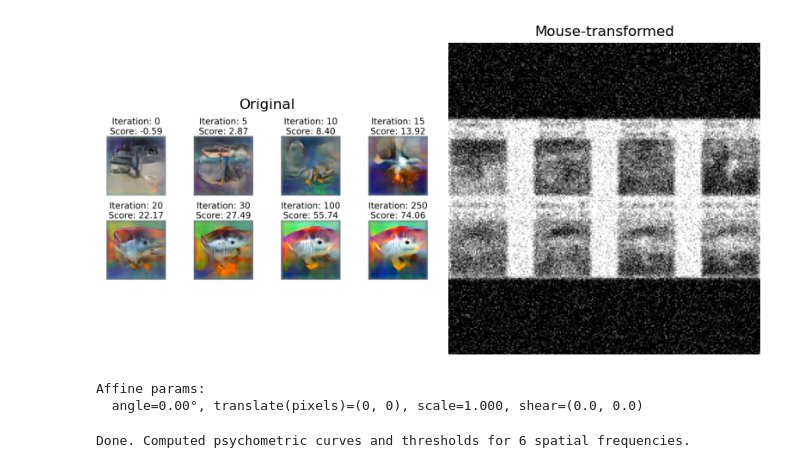
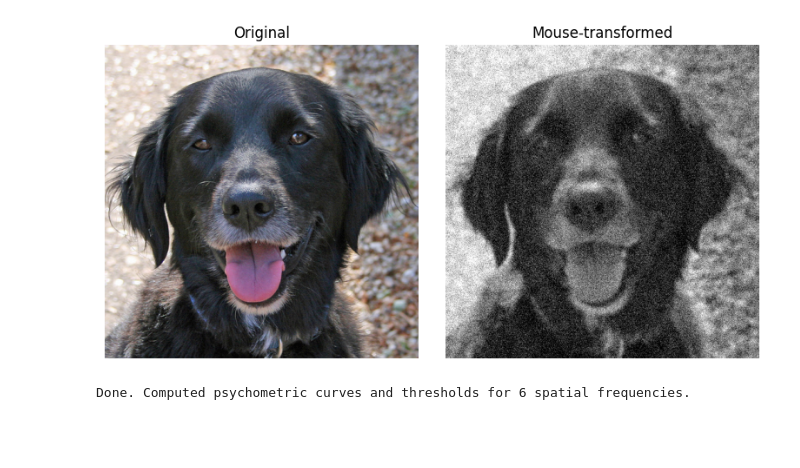
Before and after one commit to giovanni-lucarelli/mice-representation, a Jupyter notebook: src/pipeline/hopeItWorks.ipynb, the cells around one changed output. Saved outputs shown, nothing was run; the diff lists cells and outputs as text; code cells hidden in the pictures; blank space fills up the shorter version.

```diff
--- a/src/pipeline/hopeItWorks.ipynb
+++ b/src/pipeline/hopeItWorks.ipynb
@@ -27,13 +27,6 @@ SKIP_CSF_FIT = True
 
 IMG_SIZE = 224
 # %%
-
-if SKIP_CSF_FIT:
-    with open(CSF_JSON, 'r') as f:
-        params = json.load(f)
-    blur_sig, noise_std = params['blur_sigma'], params['noise_std']
-else:
-    blur_sig, noise_std = load_or_fit_params(CSF_JSON)
-
-print(f'CSF params :blur_sigma={blur_sig:.3f}, noise_std={noise_std:.3f}')
+blur_sig, blur_ker, noise_std = load_or_fit_params(CSF_JSON, force_fit=CSF_FIT, pca_n = 16)
+print(f'CSF params :blur_sigma={blur_sig:.3f}, blur_ker={blur_ker}, noise_std={noise_std:.3f}')
 # %% [output]
@@ -48,16 +47,18 @@ tfm = mouse_transform(
     roll_deg=0.0,
     translate=(0, 0),
     blur_sig=blur_sig,
-    blur_ker=11,
+    blur_ker=blur_ker,
     noise_std=noise_std,
     normalize='imagenet',
-    apply_motion=True,
+    apply_motion=False, # was True
     apply_csf=True,
     apply_warp=False,
     noise_rng=noise_rng,
     affine_rng=affine_rng,
     to_gray=True,
     gray_keep_channels=True,
+    to_mouse=False,
+    resize=False,
 )
 
 unnorm = UnNormalize('imagenet')
@@ -71,4 +65,6 @@ img_pil
 # %%
+assert os.path.isfile(IMAGE_PATH), f'Image not found: {IMAGE_PATH}'
+img_pil = Image.open(IMAGE_PATH).convert('RGB')
 
 out = tfm(img_pil)
 
@@ -82,28 +78,15 @@ else:
 disp = unnorm(out if isinstance(out, dict) else img_t)
 disp_t = disp['imgs'] if isinstance(disp, dict) else disp
 disp_t = disp_t.detach().cpu().clamp(0, 1)
+disp_t = disp_t[0] if disp_t.dim() == 4 else disp_t
 disp_np = disp_t.permute(1, 2, 0).numpy()
 # %%
-fig, ax = plt.subplots(1, 2, figsize=(8, 4))
-ax[0].imshow(img_pil)
-ax[0].set_title('Original')
-ax[0].axis('off')
+from pipeline.plot_utils import plot_image_pair, print_affine_params
 
-ax[1].imshow(disp_np)
-ax[1].set_title('Mouse-transformed')
-ax[1].axis('off')
-
-plt.tight_layout()
-plt.show()
-
-if affine_params is not None:
-    angle, translations, scale, shear = affine_params
-    print('Affine params:')
-    print(f'  angle={angle:.2f}°, translate(pixels)={translations}, scale={scale:.3f}, shear={shear}')
+plot_image_pair(img_pil, disp_np, title_left='Original', title_right='Mouse-transformed')
+print_affine_params(affine_params)
 # %% [output]
-[figure, old version]
+[figure, new version]
-Affine params:
-  angle=0.00°, translate(pixels)=(0, 0), scale=1.000, shear=(0.0, 0.0)
 # %%
 # Cell — Imports for CSF plotting
 import numpy as np
```
Also changed, not shown: parts of 8 cells of this notebook, 24 other files.
